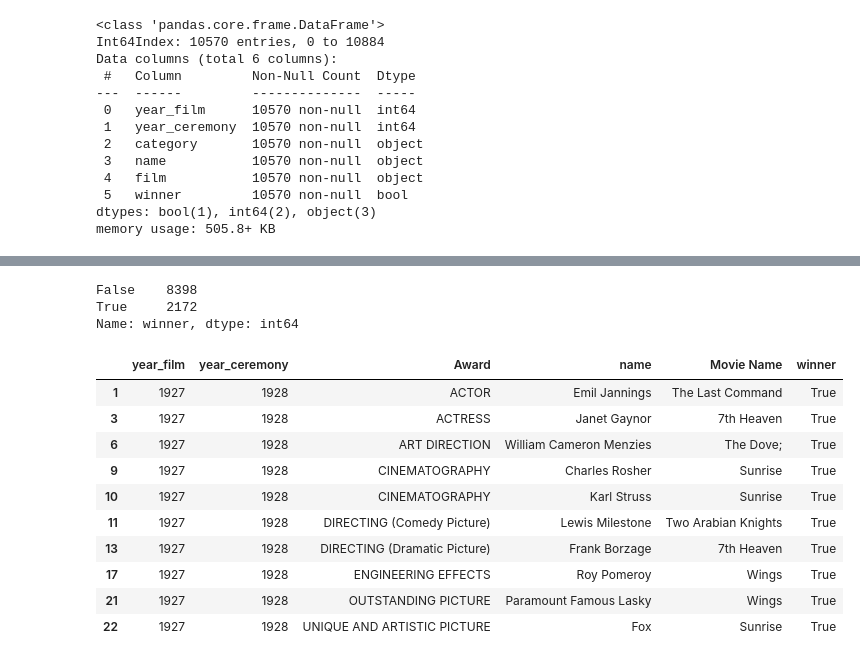
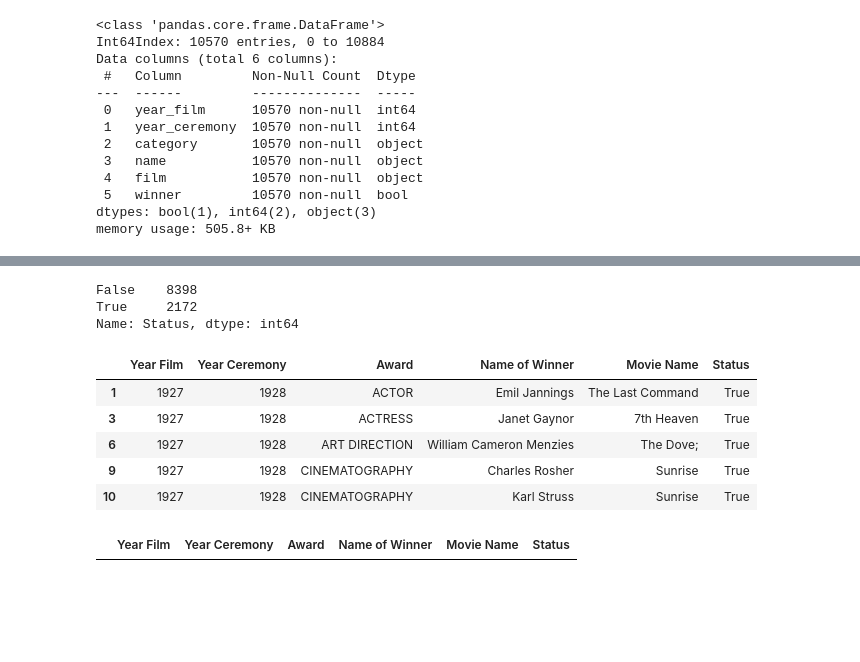
Before and after one commit to IrynaVitkovych/Project-3, a Jupyter notebook: Data Cleaning.ipynb, the cells around one changed output, grey strips where cells are left out. Cells and saved outputs as stored; diff of their text form; code cells hidden in the pictures; blank space fills up the shorter version.

```diff
--- a/Data Cleaning.ipynb
+++ b/Data Cleaning.ipynb
@@ -312,6 +509,7 @@ dtypes: bool(1), int64(2), object(3)
 memory usage: 505.8+ KB
 # %%
 # Rename column Movie Name
-oscar_df.rename(columns={'film': 'Movie Name', 'category': 'Award'}, inplace=True)
+oscar_df.rename(columns={'film': 'Movie Name', 'category': 'Award', 'year_film': 'Year Film', 'year_ceremony': 'Year Ceremony',
+'name': 'Name of Winner', 'winner': 'Status'}, inplace=True)
 oscar_df.head(10)
 # %% [output]
@@ -346,25 +544,27 @@ clean_oscar_df
 10570 rows × 6 columns
 # %%
 # Find how many winners in the data
-oscar_winners = oscar_df['winner'].value_counts()
+oscar_winners = oscar_df['Status'].value_counts()
 print(oscar_winners)
 # %% [output]
 False    8398
 True     2172
-Name: winner, dtype: int64
+Name: Status, dtype: int64
 # %%
 # Create DataFrame of oscar winners.
-oscar_winners_df = oscar_df[oscar_df['winner'] == True]
-oscar_winners_df. head(10)
+oscar_winners_df = oscar_df[oscar_df['Status'] == True]
+oscar_winners_df.head()
 # %% [output]
-|  | year_film | year_ceremony | Award | name | Movie Name | winner |
+|  | Year Film | Year Ceremony | Award | Name of Winner | Movie Name | Status |
 | 1 | 1927 | 1928 | ACTOR | Emil Jannings | The Last Command | True |
 | 3 | 1927 | 1928 | ACTRESS | Janet Gaynor | 7th Heaven | True |
 | 6 | 1927 | 1928 | ART DIRECTION | William Cameron Menzies | The Dove; | True |
 | 9 | 1927 | 1928 | CINEMATOGRAPHY | Charles Rosher | Sunrise | True |
 | 10 | 1927 | 1928 | CINEMATOGRAPHY | Karl Struss | Sunrise | True |
-| 11 | 1927 | 1928 | DIRECTING (Comedy Picture) | Lewis Milestone | Two Arabian Knights | True |
-| 13 | 1927 | 1928 | DIRECTING (Dramatic Picture) | Frank Borzage | 7th Heaven | True |
-| 17 | 1927 | 1928 | ENGINEERING EFFECTS | Roy Pomeroy | Wings | True |
-| 21 | 1927 | 1928 | OUTSTANDING PICTURE | Paramount Famous Lasky | Wings | True |
-| 22 | 1927 | 1928 | UNIQUE AND ARTISTIC PICTURE | Fox | Sunrise | True |
+# %%
+# Check for duplicates
+duplicate_rows = oscar_winners_df[oscar_winners_df.duplicated(subset=['Movie Name', 'Award', 'Name of Winner'])]
+# Display duplicate rows
+duplicate_rows
+# %% [output]
+|  | Year Film | Year Ceremony | Award | Name of Winner | Movie Name | Status |
```
Also changed, not shown: parts of 31 cells of this notebook, 7 other files.
